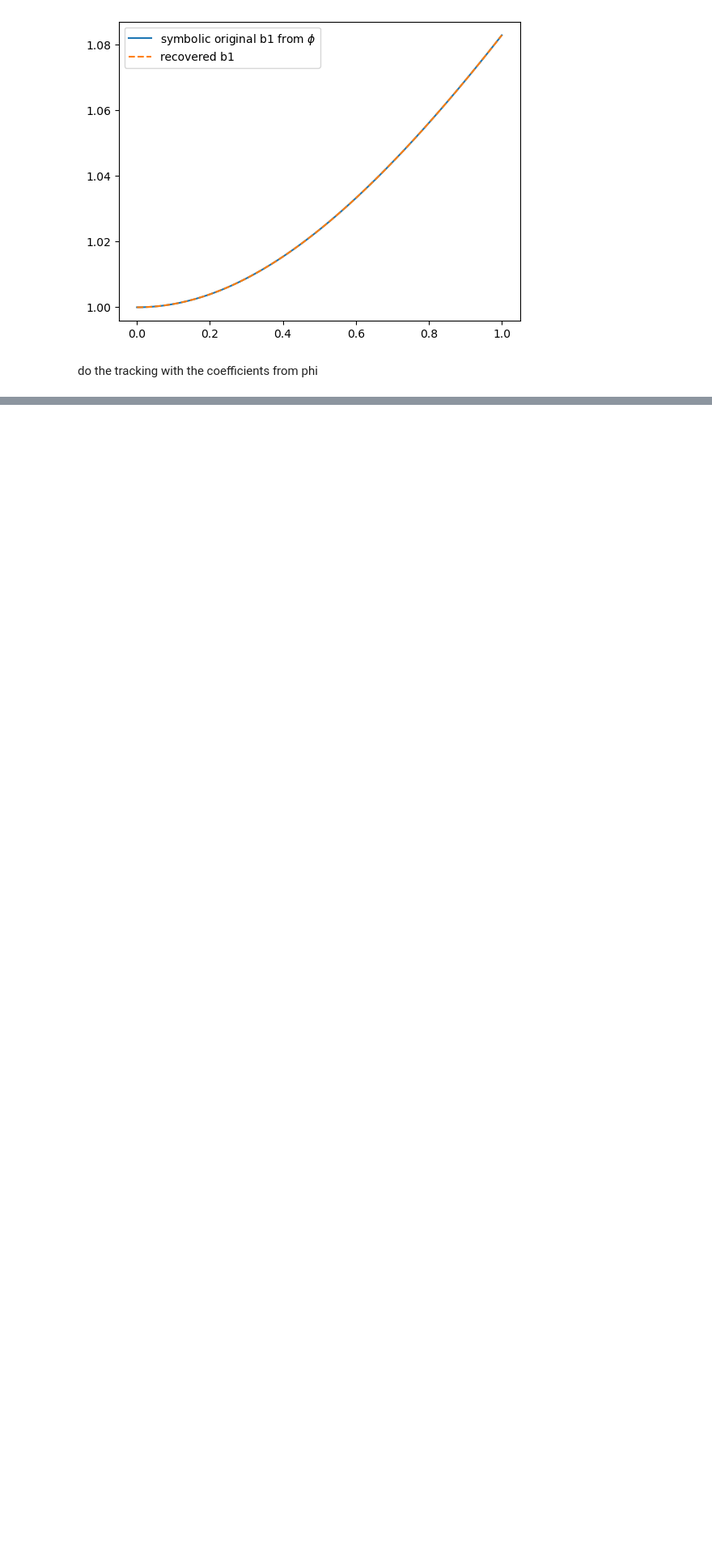
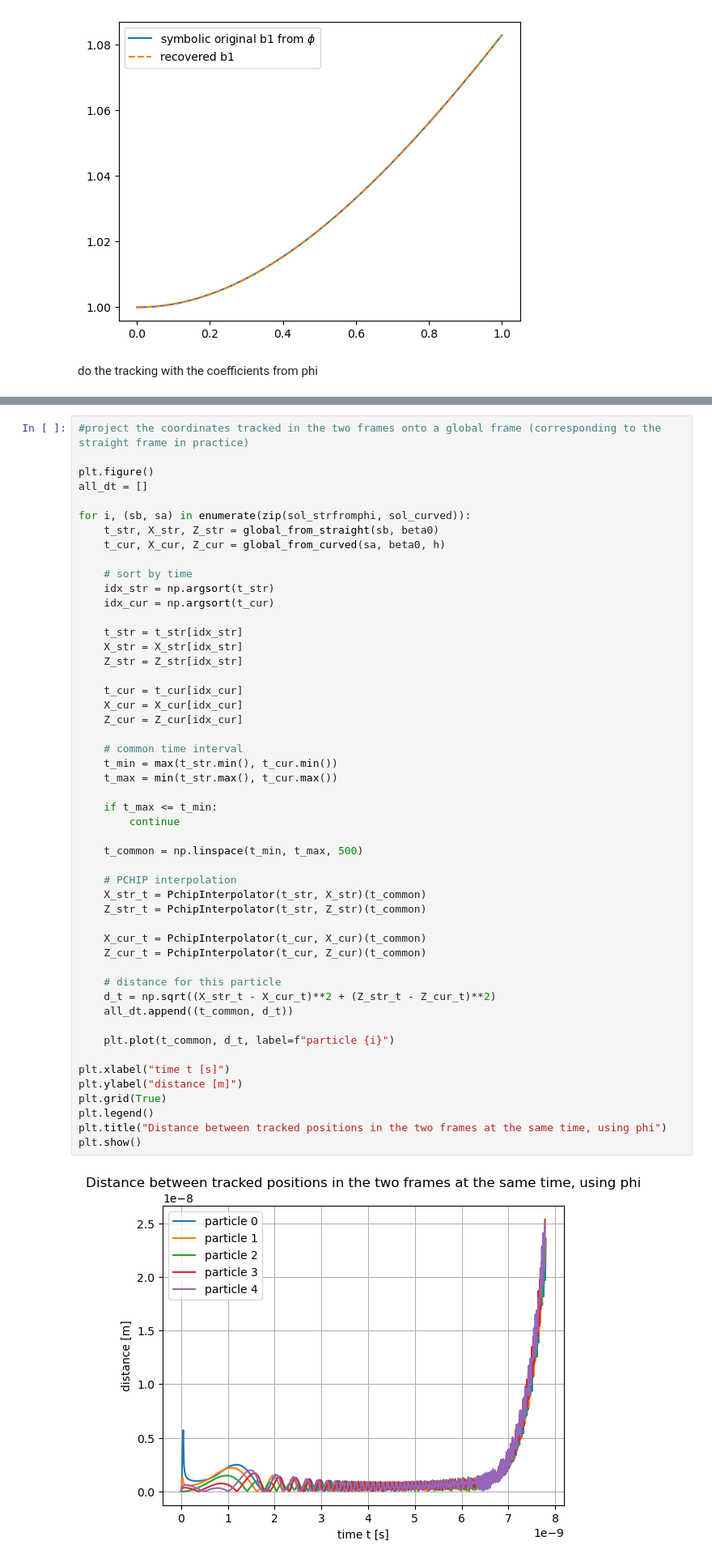
Before and after one commit to marcoliniF/bpmeth, a Jupyter notebook: preliminaryTrials/6.1track_framecomparisonnb.ipynb, the cells around one changed output, grey strips where cells are left out. Shown at 81% size. Drawn from its saved outputs; the diff is of its cells as text; blank space fills up the shorter version.

```diff
--- a/preliminaryTrials/6.1track_framecomparisonnb.ipynb
+++ b/preliminaryTrials/6.1track_framecomparisonnb.ipynb
@@ -722,0 +769,52 @@ plt.show()
+# %%
+#project the coordinates tracked in the two frames onto a global frame (corresponding to the straight frame in practice)
+
+plt.figure()
+all_dt = []
+
+for i, (sb, sa) in enumerate(zip(sol_strfromphi, sol_curved)):
+    t_str, X_str, Z_str = global_from_straight(sb, beta0)
+    t_cur, X_cur, Z_cur = global_from_curved(sa, beta0, h)
+
+    # sort by time
+    idx_str = np.argsort(t_str)
+    idx_cur = np.argsort(t_cur)
+
+    t_str = t_str[idx_str]
+    X_str = X_str[idx_str]
+    Z_str = Z_str[idx_str]
+
+    t_cur = t_cur[idx_cur]
+    X_cur = X_cur[idx_cur]
+    Z_cur = Z_cur[idx_cur]
+
+    # common time interval
+    t_min = max(t_str.min(), t_cur.min())
+    t_max = min(t_str.max(), t_cur.max())
+
+    if t_max <= t_min:
+        continue
+
+    t_common = np.linspace(t_min, t_max, 500)
+
+    # PCHIP interpolation
+    X_str_t = PchipInterpolator(t_str, X_str)(t_common)
+    Z_str_t = PchipInterpolator(t_str, Z_str)(t_common)
+
+    X_cur_t = PchipInterpolator(t_cur, X_cur)(t_common)
+    Z_cur_t = PchipInterpolator(t_cur, Z_cur)(t_common)
+
+    # distance for this particle
+    d_t = np.sqrt((X_str_t - X_cur_t)**2 + (Z_str_t - Z_cur_t)**2)
+    all_dt.append((t_common, d_t))
+
+    plt.plot(t_common, d_t, label=f"particle {i}")
+
+plt.xlabel("time t [s]")
+plt.ylabel("distance [m]")
+plt.grid(True)
+plt.legend()
+plt.title("Distance between tracked positions in the two frames at the same time, using phi")
+plt.show()
+# %% [output]
+[figure, added]
```
Also changed, not shown: parts of 7 cells of this notebook.
